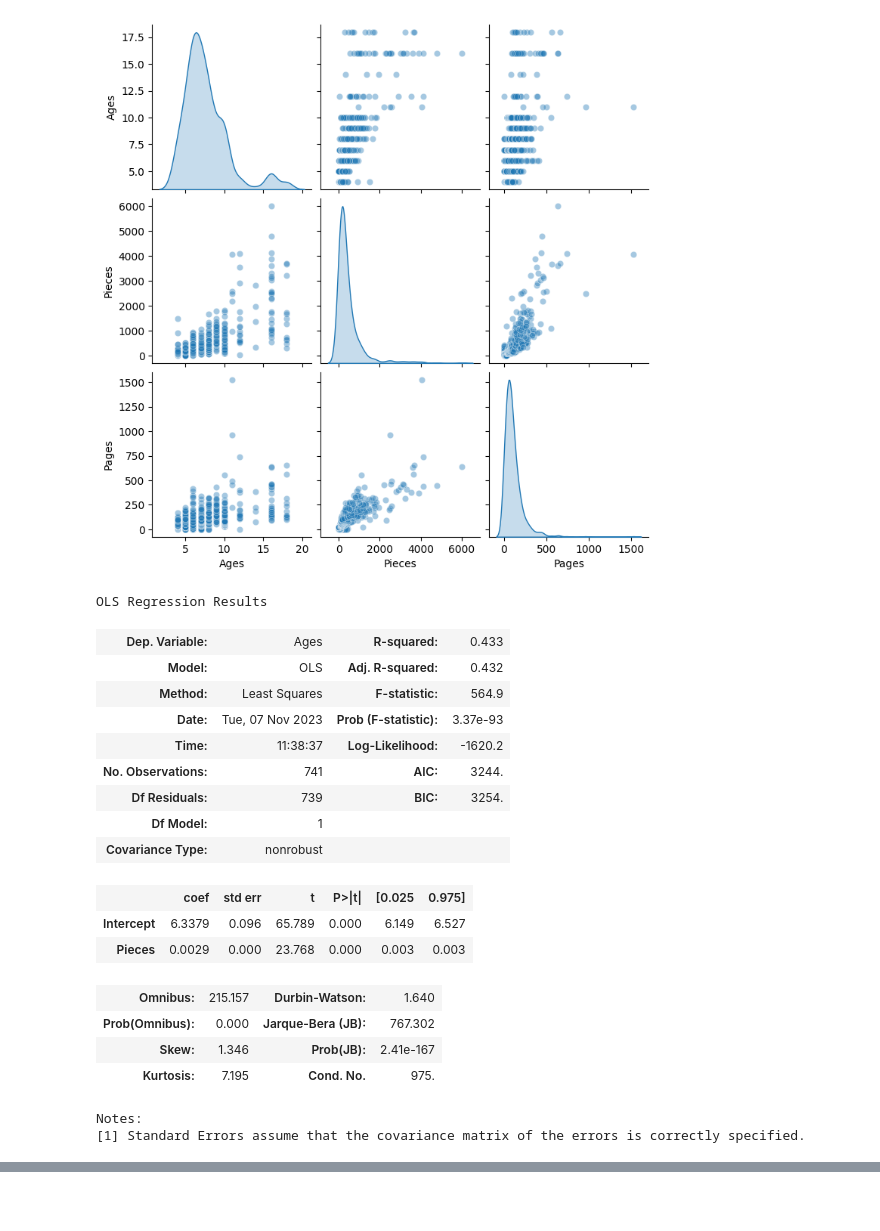
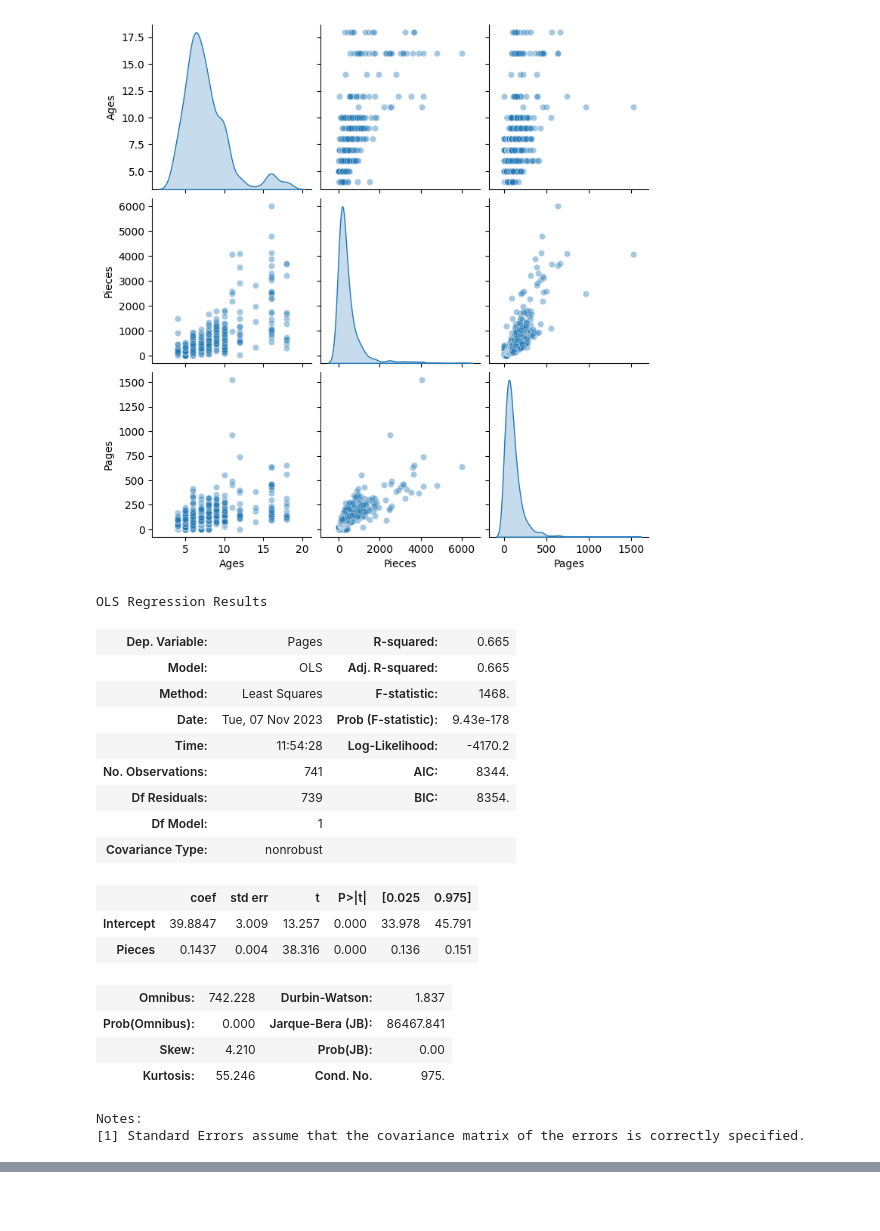
Before and after one commit to HMB-Solutions/ISTT1003-ProjectAssignment-02, a Jupyter notebook: oppg1.ipynb, the cells around one changed output, grey strips where cells are left out. Saved outputs shown, nothing was run; the diff lists cells and outputs as text; code cells hidden in the pictures.

```diff
--- a/oppg1.ipynb
+++ b/oppg1.ipynb
@@ -166,30 +154,30 @@ plt.show()
 [figure]
 # %%
 # enkel lineær regresjon
-formel = 'Ages ~ Pieces'
+formel = 'Pages ~ Pieces'
 
 modell = smf.ols(formel, data = df2)
 resultat = modell.fit()
 
 resultat.summary()
 # %% [output]
 OLS Regression Results
-| Dep. Variable: | Ages | R-squared: | 0.433 |
-| Model: | OLS | Adj. R-squared: | 0.432 |
-| Method: | Least Squares | F-statistic: | 564.9 |
-| Date: | Tue, 07 Nov 2023 | Prob (F-statistic): | 3.37e-93 |
-| Time: | 11:38:37 | Log-Likelihood: | -1620.2 |
-| No. Observations: | 741 | AIC: | 3244. |
-| Df Residuals: | 739 | BIC: | 3254. |
+| Dep. Variable: | Pages | R-squared: | 0.665 |
+| Model: | OLS | Adj. R-squared: | 0.665 |
+| Method: | Least Squares | F-statistic: | 1468. |
+| Date: | Tue, 07 Nov 2023 | Prob (F-statistic): | 9.43e-178 |
+| Time: | 11:54:28 | Log-Likelihood: | -4170.2 |
+| No. Observations: | 741 | AIC: | 8344. |
+| Df Residuals: | 739 | BIC: | 8354. |
 | Df Model: | 1 |  |  |
 | Covariance Type: | nonrobust |  |  |
 |  | coef | std err | t | P>|t| | [0.025 | 0.975] |
-| Intercept | 6.3379 | 0.096 | 65.789 | 0.000 | 6.149 | 6.527 |
-| Pieces | 0.0029 | 0.000 | 23.768 | 0.000 | 0.003 | 0.003 |
+| Intercept | 39.8847 | 3.009 | 13.257 | 0.000 | 33.978 | 45.791 |
+| Pieces | 0.1437 | 0.004 | 38.316 | 0.000 | 0.136 | 0.151 |
-| Omnibus: | 215.157 | Durbin-Watson: | 1.640 |
-| Prob(Omnibus): | 0.000 | Jarque-Bera (JB): | 767.302 |
-| Skew: | 1.346 | Prob(JB): | 2.41e-167 |
-| Kurtosis: | 7.195 | Cond. No. | 975. |
+| Omnibus: | 742.228 | Durbin-Watson: | 1.837 |
+| Prob(Omnibus): | 0.000 | Jarque-Bera (JB): | 86467.841 |
+| Skew: | 4.210 | Prob(JB): | 0.00 |
+| Kurtosis: | 55.246 | Cond. No. | 975. |
 Notes:
 [1] Standard Errors assume that the covariance matrix of the errors is correctly specified.
 # %%
```
Also changed, not shown: parts of 12 cells of this notebook.
